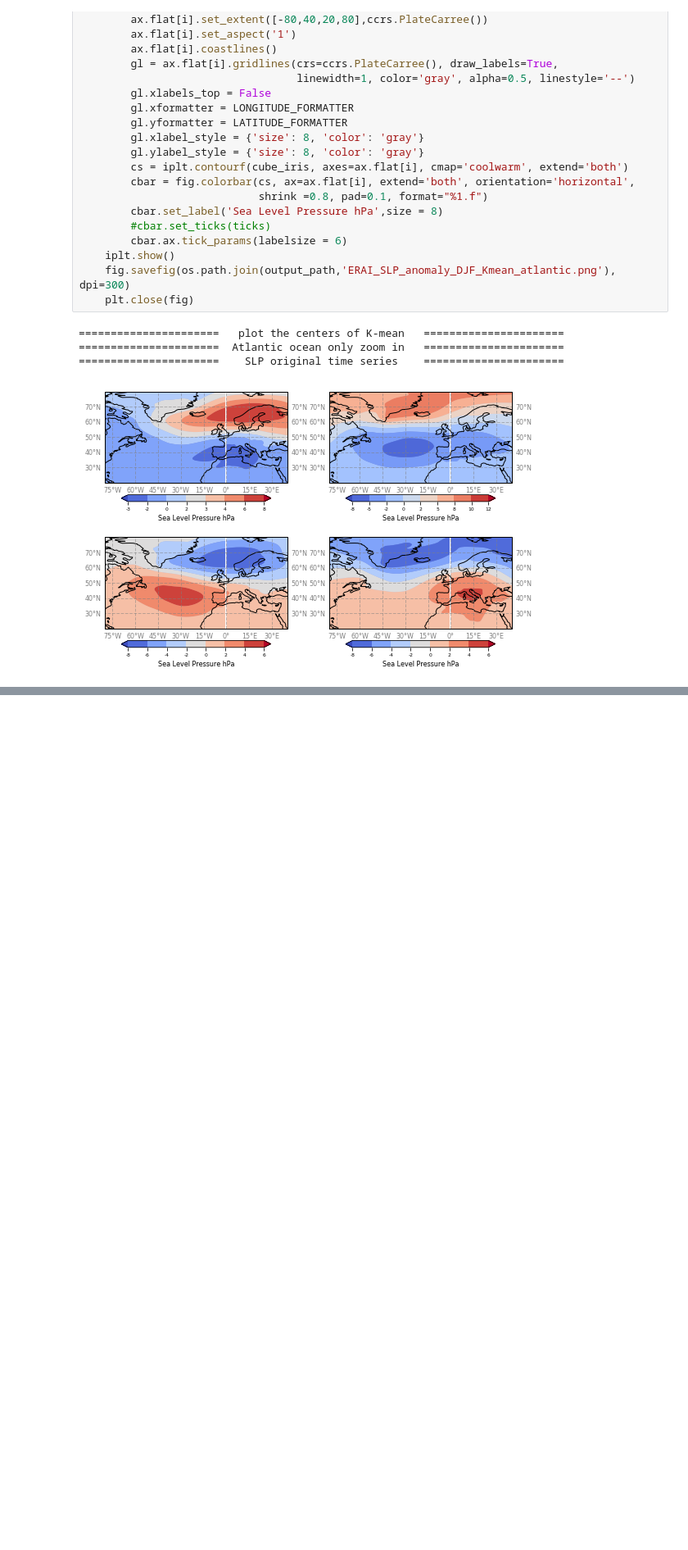
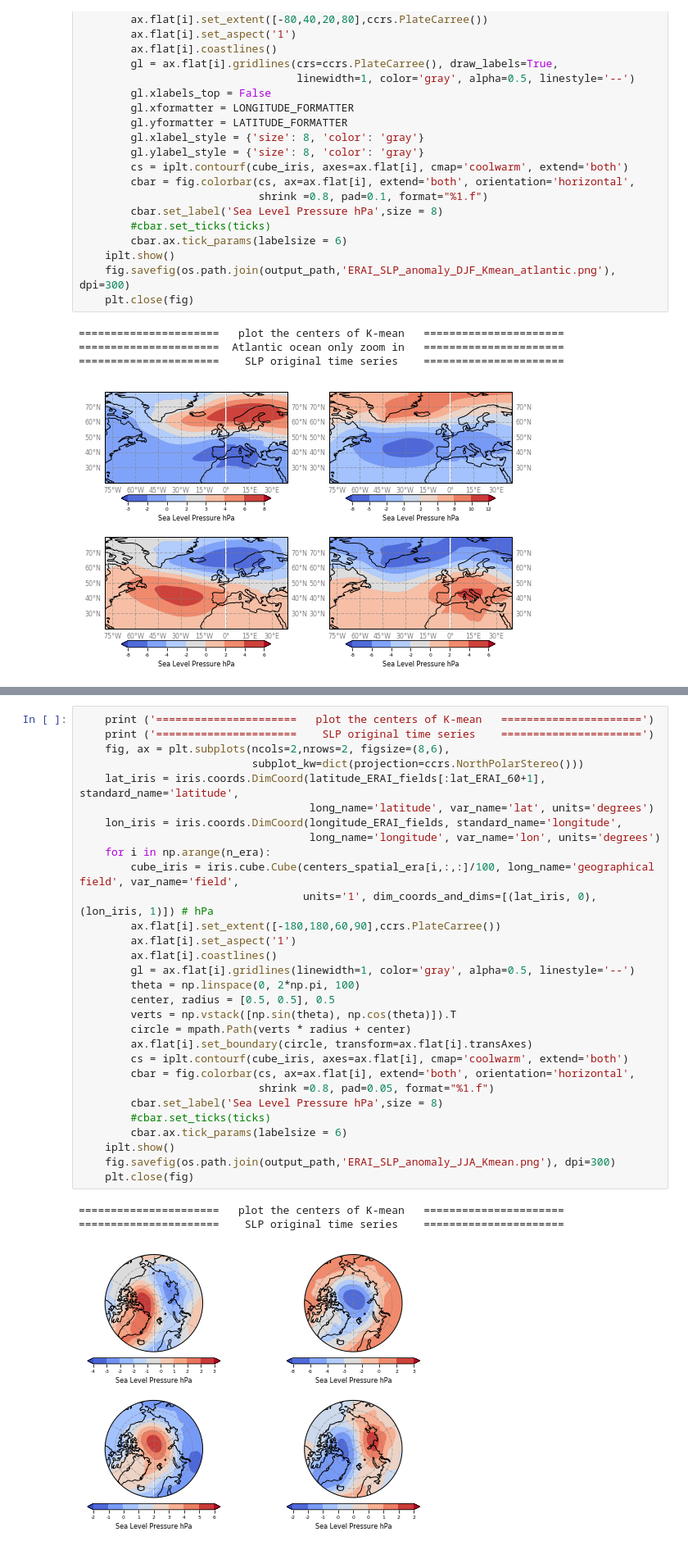
Before and after one commit to geek-yang/AirSeaFlow, a Jupyter notebook: MET_revise/paper_SLP_patterns.ipynb, the cells around one changed output, grey strips where cells are left out. Shown at 82% size. Saved outputs shown, nothing was run; the diff lists cells and outputs as text; blank space fills up the shorter version.

```diff
--- a/MET_revise/paper_SLP_patterns.ipynb
+++ b/MET_revise/paper_SLP_patterns.ipynb
@@ -600,0 +731,34 @@ t-test
+# %%
+    print ('======================   plot the centers of K-mean   ======================')
+    print ('======================    SLP original time series    ======================')
+    fig, ax = plt.subplots(ncols=2,nrows=2, figsize=(8,6),
+                           subplot_kw=dict(projection=ccrs.NorthPolarStereo()))
+    lat_iris = iris.coords.DimCoord(latitude_ERAI_fields[:lat_ERAI_60+1], standard_name='latitude',
+                                    long_name='latitude', var_name='lat', units='degrees')
+    lon_iris = iris.coords.DimCoord(longitude_ERAI_fields, standard_name='longitude',
+                                    long_name='longitude', var_name='lon', units='degrees')
+    for i in np.arange(n_era):
+        cube_iris = iris.cube.Cube(centers_spatial_era[i,:,:]/100, long_name='geographical field', var_name='field',
+                                   units='1', dim_coords_and_dims=[(lat_iris, 0), (lon_iris, 1)]) # hPa
+        ax.flat[i].set_extent([-180,180,60,90],ccrs.PlateCarree())
+        ax.flat[i].set_aspect('1')
+        ax.flat[i].coastlines()
+        gl = ax.flat[i].gridlines(linewidth=1, color='gray', alpha=0.5, linestyle='--')
+        theta = np.linspace(0, 2*np.pi, 100)
+        center, radius = [0.5, 0.5], 0.5
+        verts = np.vstack([np.sin(theta), np.cos(theta)]).T
+        circle = mpath.Path(verts * radius + center)
+        ax.flat[i].set_boundary(circle, transform=ax.flat[i].transAxes)
+        cs = iplt.contourf(cube_iris, axes=ax.flat[i], cmap='coolwarm', extend='both')
+        cbar = fig.colorbar(cs, ax=ax.flat[i], extend='both', orientation='horizontal',
+                            shrink =0.8, pad=0.05, format="%1.f")
+        cbar.set_label('Sea Level Pressure hPa',size = 8)
+        #cbar.set_ticks(ticks)
+        cbar.ax.tick_params(labelsize = 6)
+    iplt.show()
+    fig.savefig(os.path.join(output_path,'ERAI_SLP_anomaly_JJA_Kmean.png'), dpi=300)
+    plt.close(fig)
+# %% [output]
+======================   plot the centers of K-mean   ======================
+======================    SLP original time series    ======================
+[figure, added]
```
Also changed, not shown: parts of 14 cells of this notebook.
